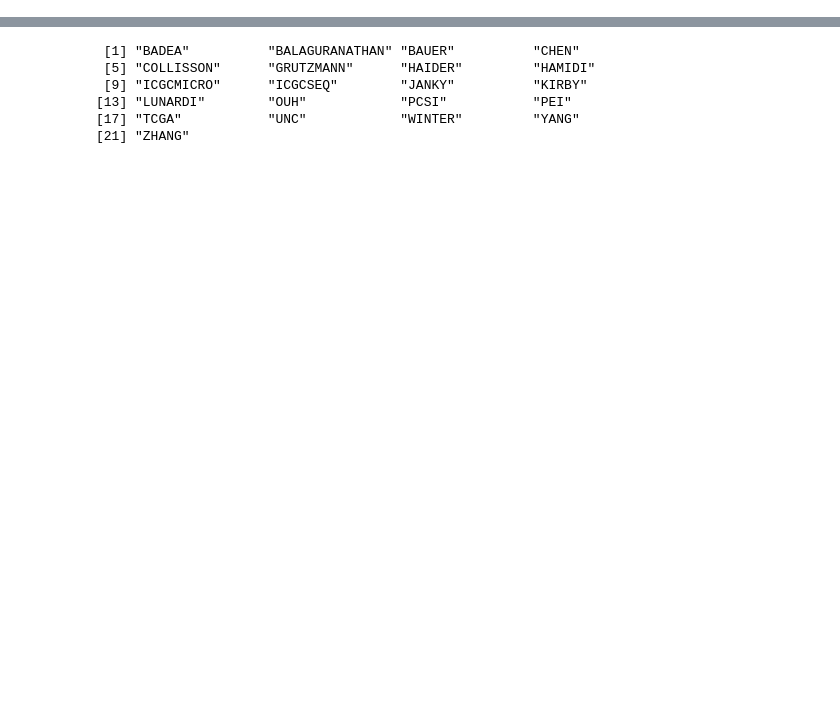
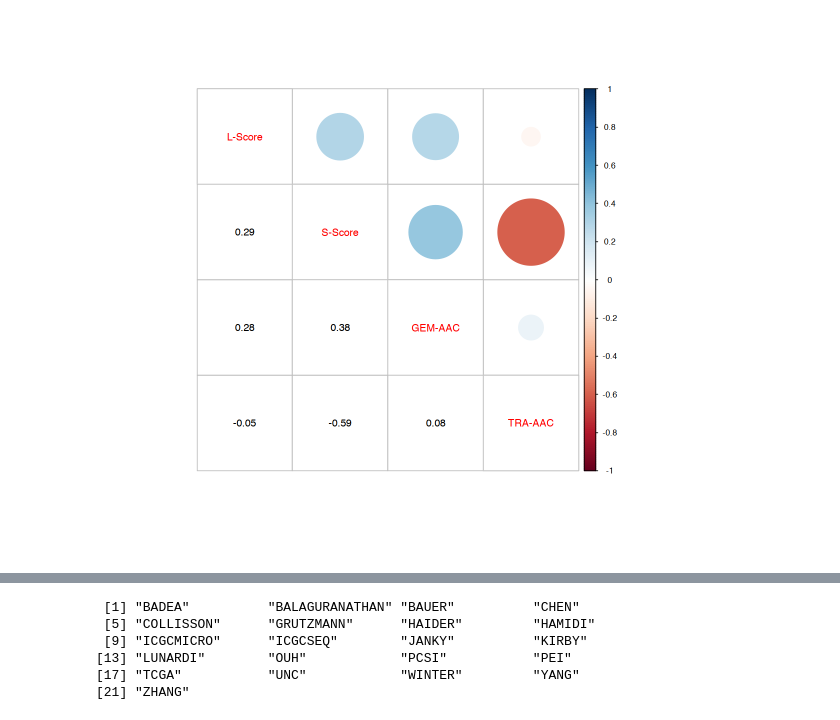
Before and after one commit to bhklab/RASDependencyScore, a Jupyter notebook: RASDSanalysis.ipynb, the cells around one changed output, grey strips where cells are left out. Saved outputs shown, nothing was run; the diff lists cells and outputs as text; code cells hidden in the pictures; blank space fills up the shorter version.

```diff
--- a/RASDSanalysis.ipynb
+++ b/RASDSanalysis.ipynb
@@ -24,0 +50,7 @@ The following objects are masked from ‘package:base’:
+# %%
+corPdoResults <- cor(pdoResults[,c(2:5)], use="complete.obs", method="spearman")
+rownames(corPdoResults) <- c("L-Score", "S-Score", "GEM-AAC", "TRA-AAC")
+colnames(corPdoResults) <- c("L-Score", "S-Score", "GEM-AAC", "TRA-AAC")
+corrplot.mixed(corPdoResults, lower.col = "black")
+# %% [output]
+[figure, added]
```
Also changed, not shown: parts of 12 cells of this notebook.
